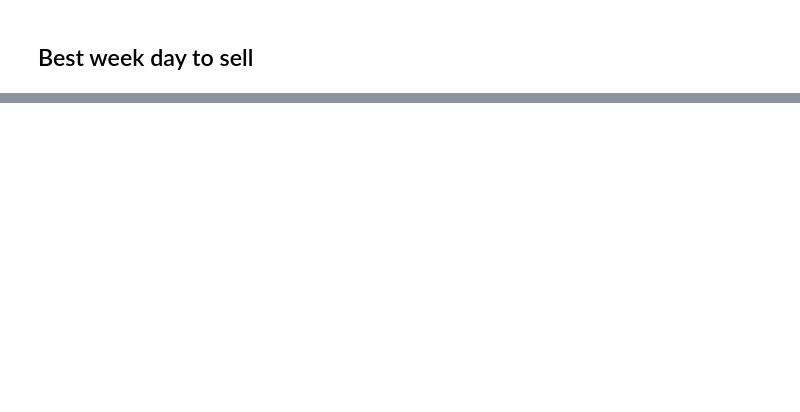
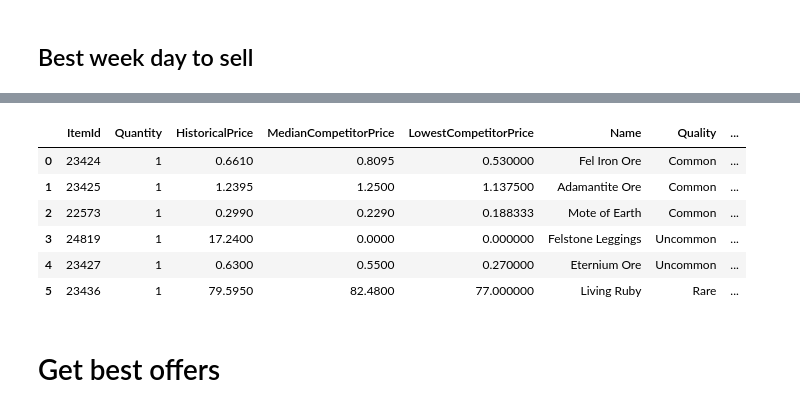
Before and after one commit to AngelUrq/AuctionClassicDS, a Jupyter notebook: Notebook.ipynb, the cells around one changed output, grey strips where cells are left out. Drawn from its saved outputs; the diff is of its cells as text; code cells hidden in the pictures; blank space fills up the shorter version.

```diff
--- a/Notebook.ipynb
+++ b/Notebook.ipynb
@@ -278,0 +361,4 @@ plot = sns.barplot(x='WeekDay', y='Counts', data=count_items)
+# %%
+historical_price = df_historical.groupby(by=['ItemId'])['UnitPrice'].median().reset_index(name='HistoricalPrice')
+median_competitor_price = df_actual.groupby(by=['ItemId'])['UnitPrice'].median().reset_index(name='MedianCompetitorPrice')
+lowest_competitor_price = df_actual[df_actual['UnitPrice'] > 0].groupby(by=['ItemId'])['UnitPrice'].min().reset_index(name='LowestCompetitorPrice')
@@ -278,0 +367,3 @@ plot = sns.barplot(x='WeekDay', y='Counts', data=count_items)
+# %%
+predict = pd.read_csv('predict.csv')
+predict.head()
@@ -278,0 +377,19 @@ plot = sns.barplot(x='WeekDay', y='Counts', data=count_items)
+# %%
+df_merged = pd.merge(predict, historical_price, on=['ItemId'], how='left')
+df_merged = pd.merge(df_merged, median_competitor_price, on=['ItemId'], how='left')
+df_merged = pd.merge(df_merged, lowest_competitor_price, on=['ItemId'], how='left')
+df_merged = pd.merge(df_merged, items[['ItemId', 'Name', 'Quality', 'ItemClass']], on=['ItemId'], how='left')
+
+df_merged['HistoricalPrice'] = df_merged['HistoricalPrice'].fillna(0)
+df_merged['MedianCompetitorPrice'] = df_merged['MedianCompetitorPrice'].fillna(0)
+df_merged['LowestCompetitorPrice'] = df_merged['LowestCompetitorPrice'].fillna(0)
+
+df_merged.head(10)
+# %% [output]
+|  | ItemId | Quantity | HistoricalPrice | MedianCompetitorPrice | LowestCompetitorPrice | Name | Quality | ... |
+| 0 | 23424 | 1 | 0.6610 | 0.8095 | 0.530000 | Fel Iron Ore | Common | ... |
+| 1 | 23425 | 1 | 1.2395 | 1.2500 | 1.137500 | Adamantite Ore | Common | ... |
+| 2 | 22573 | 1 | 0.2990 | 0.2290 | 0.188333 | Mote of Earth | Common | ... |
+| 3 | 24819 | 1 | 17.2400 | 0.0000 | 0.000000 | Felstone Leggings | Uncommon | ... |
+| 4 | 23427 | 1 | 0.6300 | 0.5500 | 0.270000 | Eternium Ore | Uncommon | ... |
+| 5 | 23436 | 1 | 79.5950 | 82.4800 | 77.000000 | Living Ruby | Rare | ... |
@@ -278,0 +402,2 @@ plot = sns.barplot(x='WeekDay', y='Counts', data=count_items)
+# %% [markdown]
+# Get best offers
```
Also changed, not shown: parts of 67 cells of this notebook, 4 other files.
